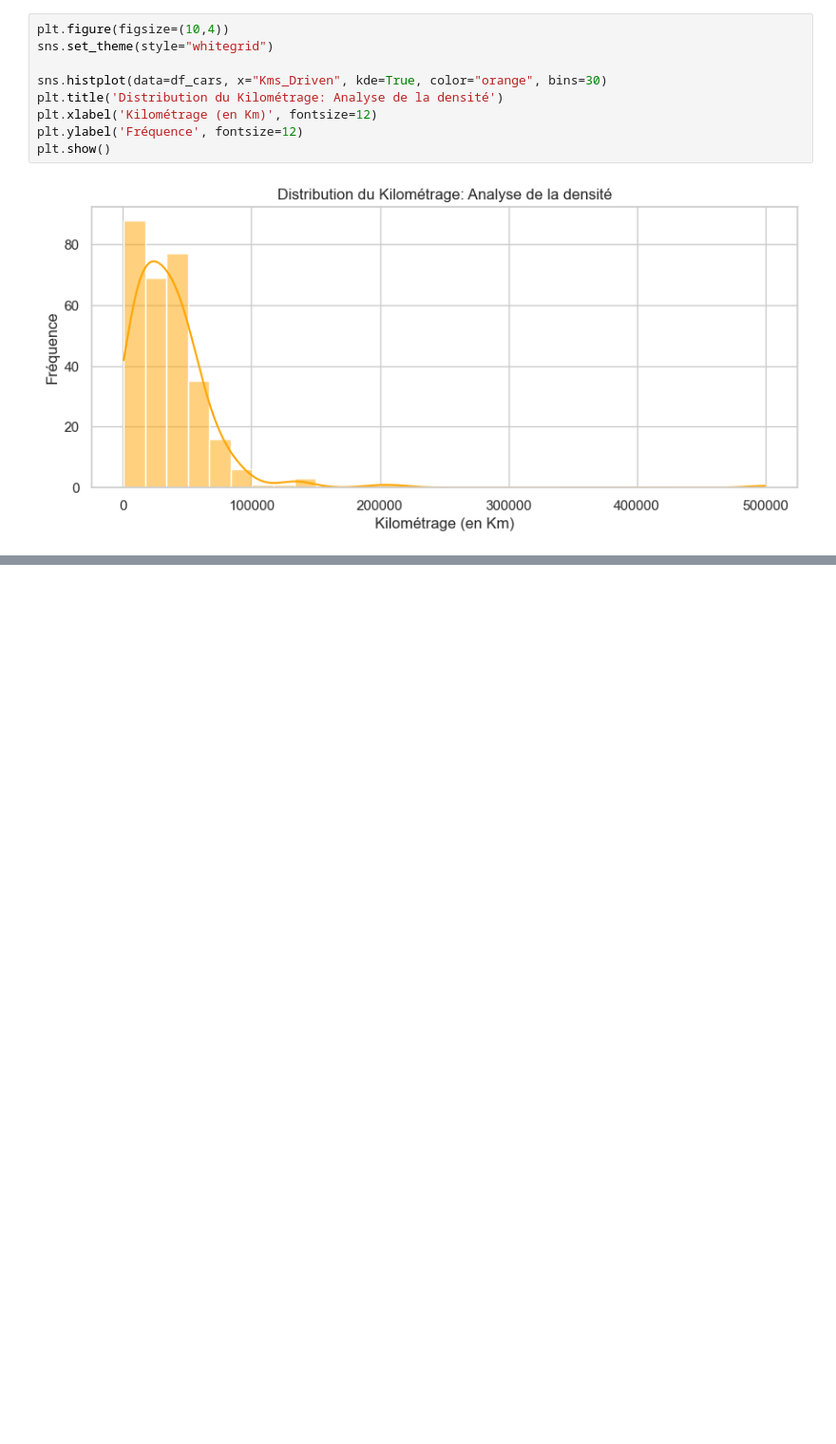
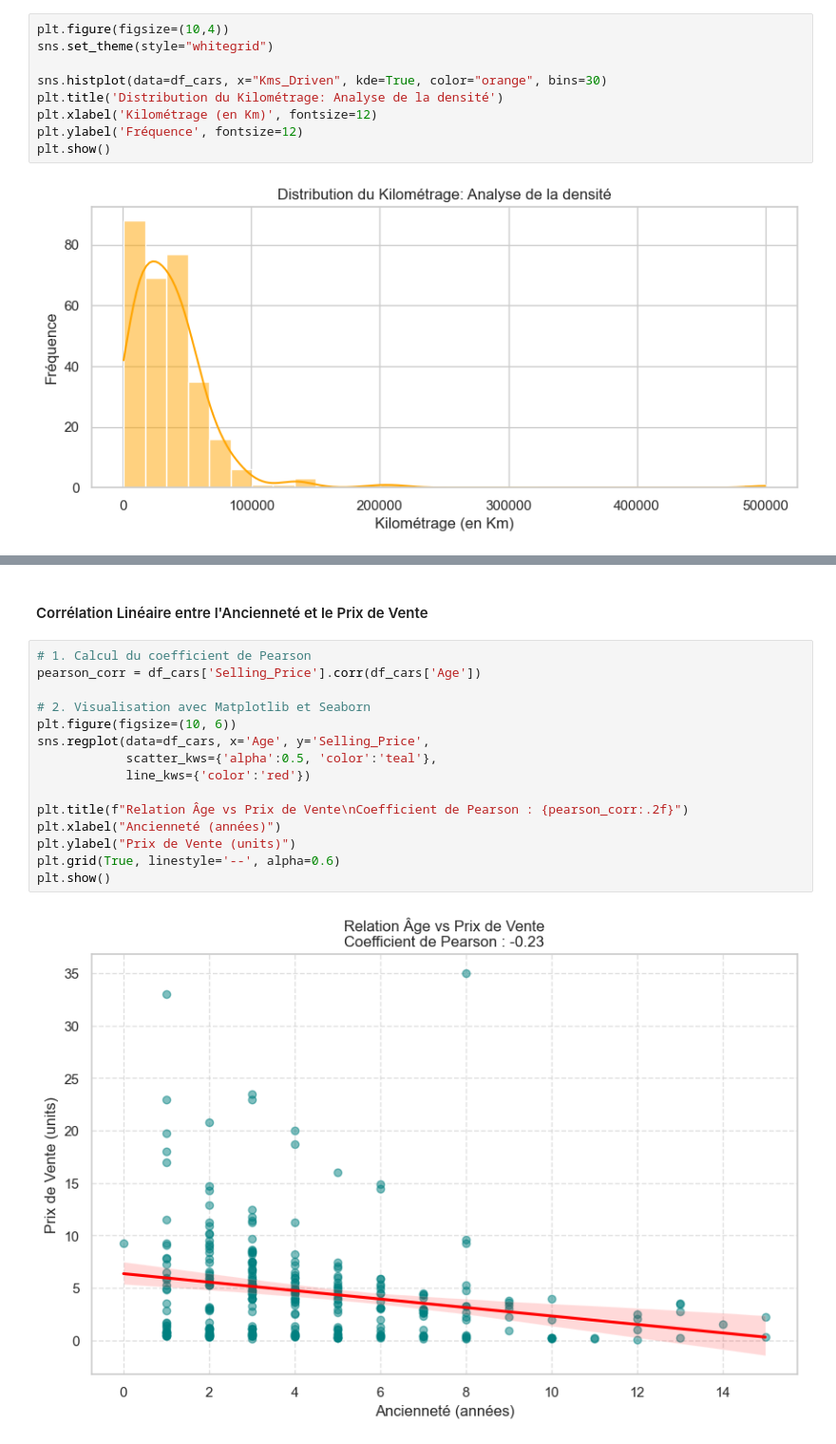
Before and after one commit to Paul-Emmanuel-Buffe/new-car, a Jupyter notebook: notebook/new-car.ipynb, the cells around one changed output, grey strips where cells are left out. Shown at 95% size. Drawn from its saved outputs; the diff is of its cells as text; blank space fills up the shorter version.

```diff
--- a/notebook/new-car.ipynb
+++ b/notebook/new-car.ipynb
@@ -285,0 +430,19 @@ L'absence d'outliers majeurs sur l'âge rend cette variable très "stable" pour
+# %% [markdown]
+#### Corrélation Linéaire entre l'Ancienneté et le Prix de Vente
+# %%
+# 1. Calcul du coefficient de Pearson
+pearson_corr = df_cars['Selling_Price'].corr(df_cars['Age'])
+
+# 2. Visualisation avec Matplotlib et Seaborn
+plt.figure(figsize=(10, 6))
+sns.regplot(data=df_cars, x='Age', y='Selling_Price',
+            scatter_kws={'alpha':0.5, 'color':'teal'},
+            line_kws={'color':'red'})
+
+plt.title(f"Relation Âge vs Prix de Vente\nCoefficient de Pearson : {pearson_corr:.2f}")
+plt.xlabel("Ancienneté (années)")
+plt.ylabel("Prix de Vente (units)")
+plt.grid(True, linestyle='--', alpha=0.6)
+plt.show()
+# %% [output]
+[figure, added]
```
Also changed, not shown: parts of 38 cells of this notebook.
